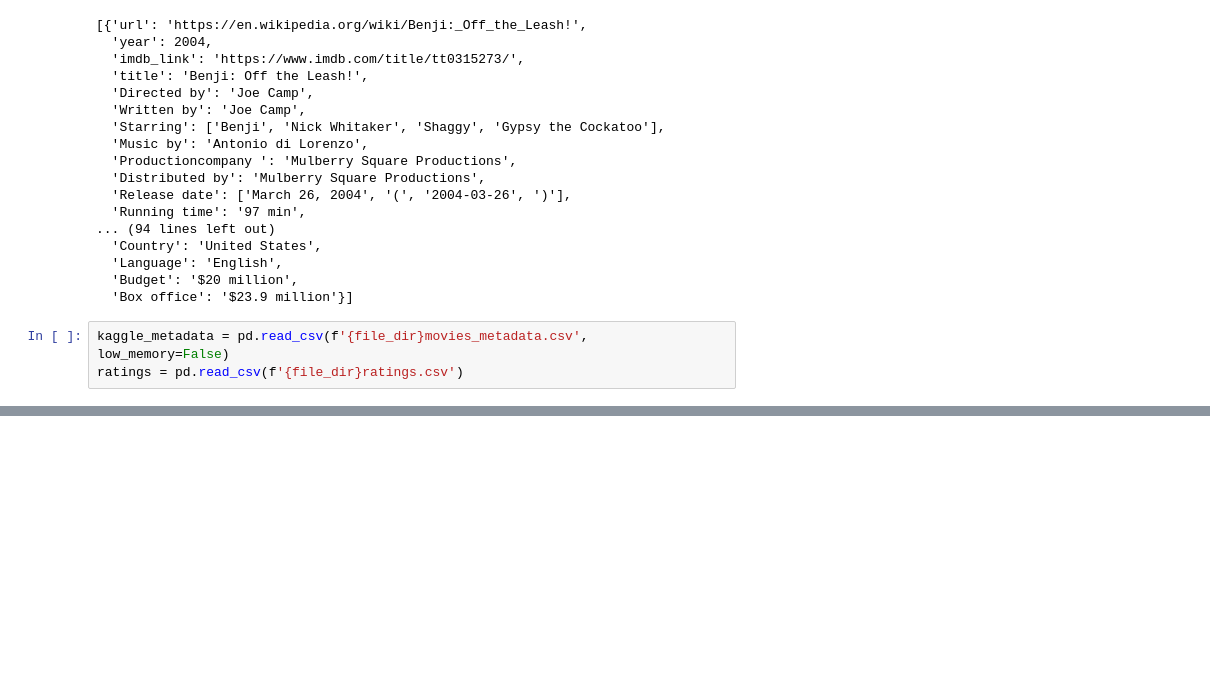
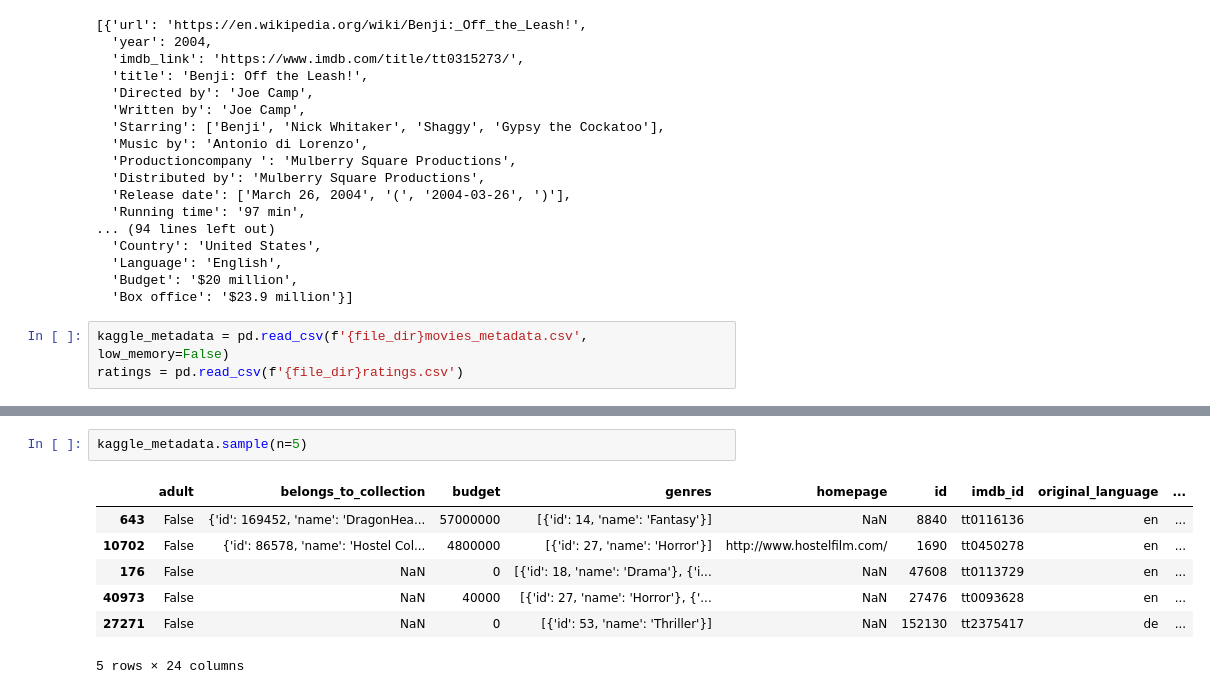
Before and after one commit to tysonseang/Movies-ETL, a Jupyter notebook: Movielens Extract.ipynb, the cells around one changed output, grey strips where cells are left out. Saved outputs shown, nothing was run; the diff lists cells and outputs as text; blank space fills up the shorter version.

```diff
--- a/Movielens Extract.ipynb
+++ b/Movielens Extract.ipynb
@@ -88,0 +90,10 @@ ratings.head()
+# %%
+kaggle_metadata.sample(n=5)
+# %% [output]
+|  | adult | belongs_to_collection | budget | genres | homepage | id | imdb_id | original_language | ... |
+| 643 | False | {'id': 169452, 'name': 'DragonHea... | 57000000 | [{'id': 14, 'name': 'Fantasy'}] | NaN | 8840 | tt0116136 | en | ... |
+| 10702 | False | {'id': 86578, 'name': 'Hostel Col... | 4800000 | [{'id': 27, 'name': 'Horror'}] | http://www.hostelfilm.com/ | 1690 | tt0450278 | en | ... |
+| 176 | False | NaN | 0 | [{'id': 18, 'name': 'Drama'}, {'i... | NaN | 47608 | tt0113729 | en | ... |
+| 40973 | False | NaN | 40000 | [{'id': 27, 'name': 'Horror'}, {'... | NaN | 27476 | tt0093628 | en | ... |
+| 27271 | False | NaN | 0 | [{'id': 53, 'name': 'Thriller'}] | NaN | 152130 | tt2375417 | de | ... |
+5 rows × 24 columns
```
Also changed, not shown: parts of 17 cells of this notebook.
